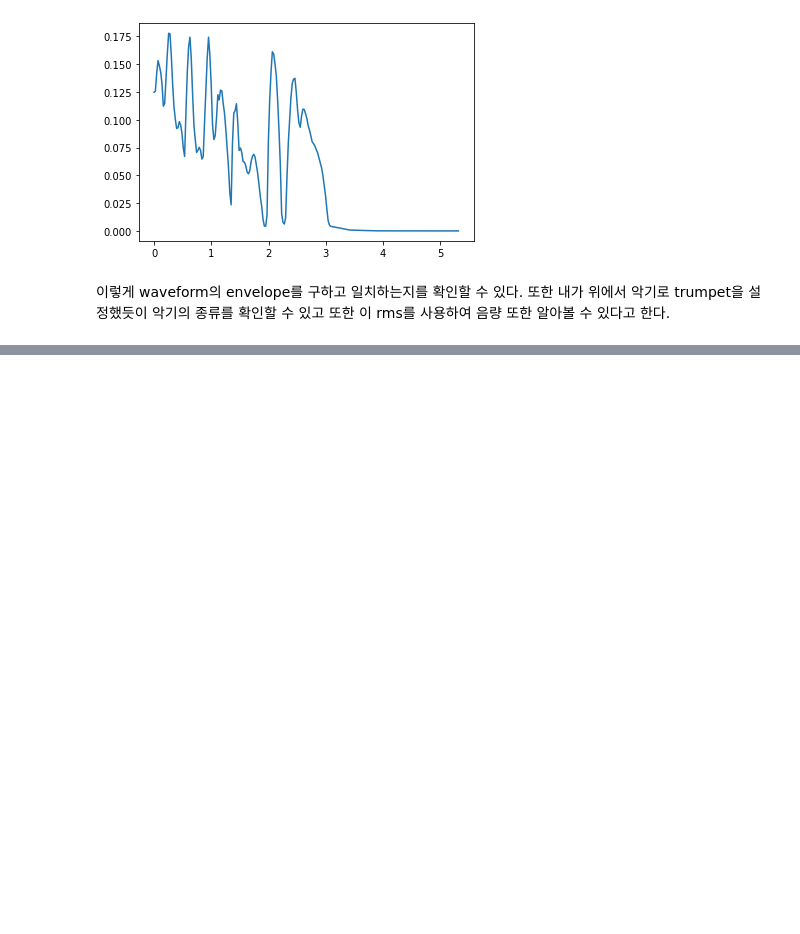
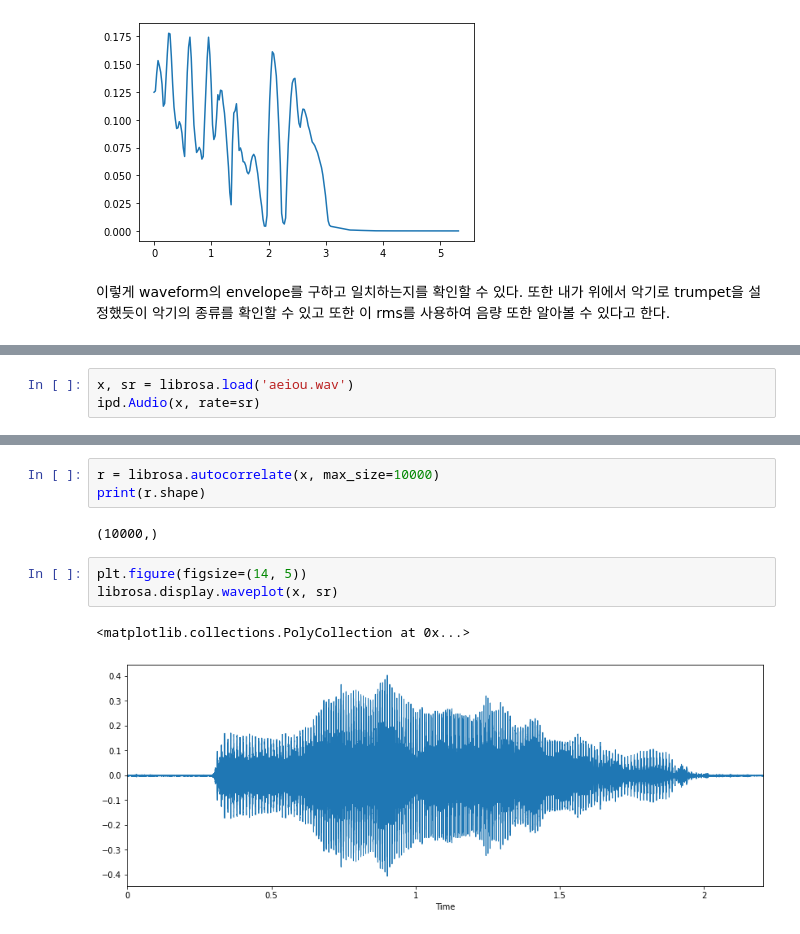
Before and after one commit to jinsu1214/class2022spring, a Jupyter notebook: 20220425.ipynb, the cells around one changed output, grey strips where cells are left out. Saved outputs shown, nothing was run; the diff lists cells and outputs as text; blank space fills up the shorter version.

```diff
--- a/20220425.ipynb
+++ b/20220425.ipynb
@@ -21,0 +37,3 @@ plt.plot(times,rms[0])
+# %%
+x, sr = librosa.load('aeiou.wav')
+ipd.Audio(x, rate=sr)
@@ -21,0 +42,11 @@ plt.plot(times,rms[0])
+# %%
+r = librosa.autocorrelate(x, max_size=10000)
+print(r.shape)
+# %% [output]
+(10000,)
+# %%
+plt.figure(figsize=(14, 5))
+librosa.display.waveplot(x, sr)
+# %% [output]
+<matplotlib.collections.PolyCollection at 0x...>
+[figure, added]
```
Also changed, not shown: parts of 14 cells of this notebook.
